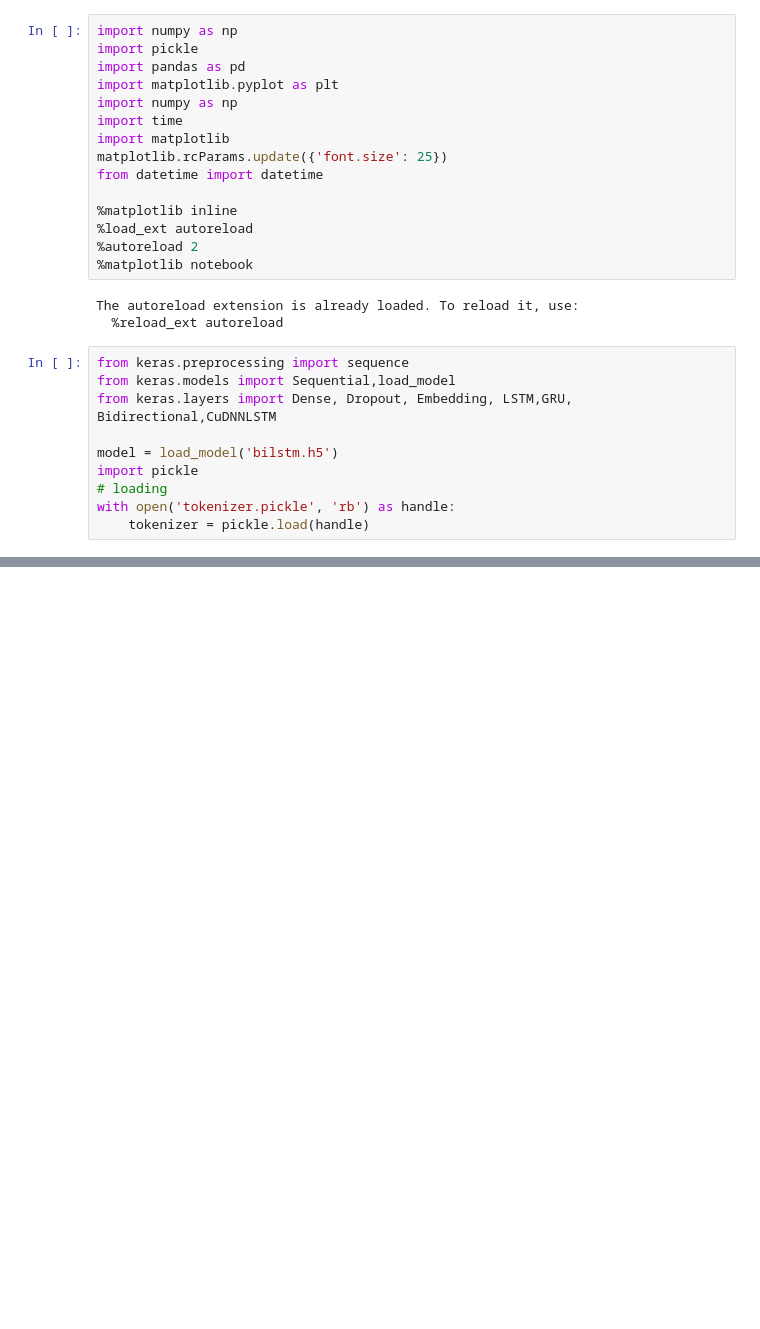
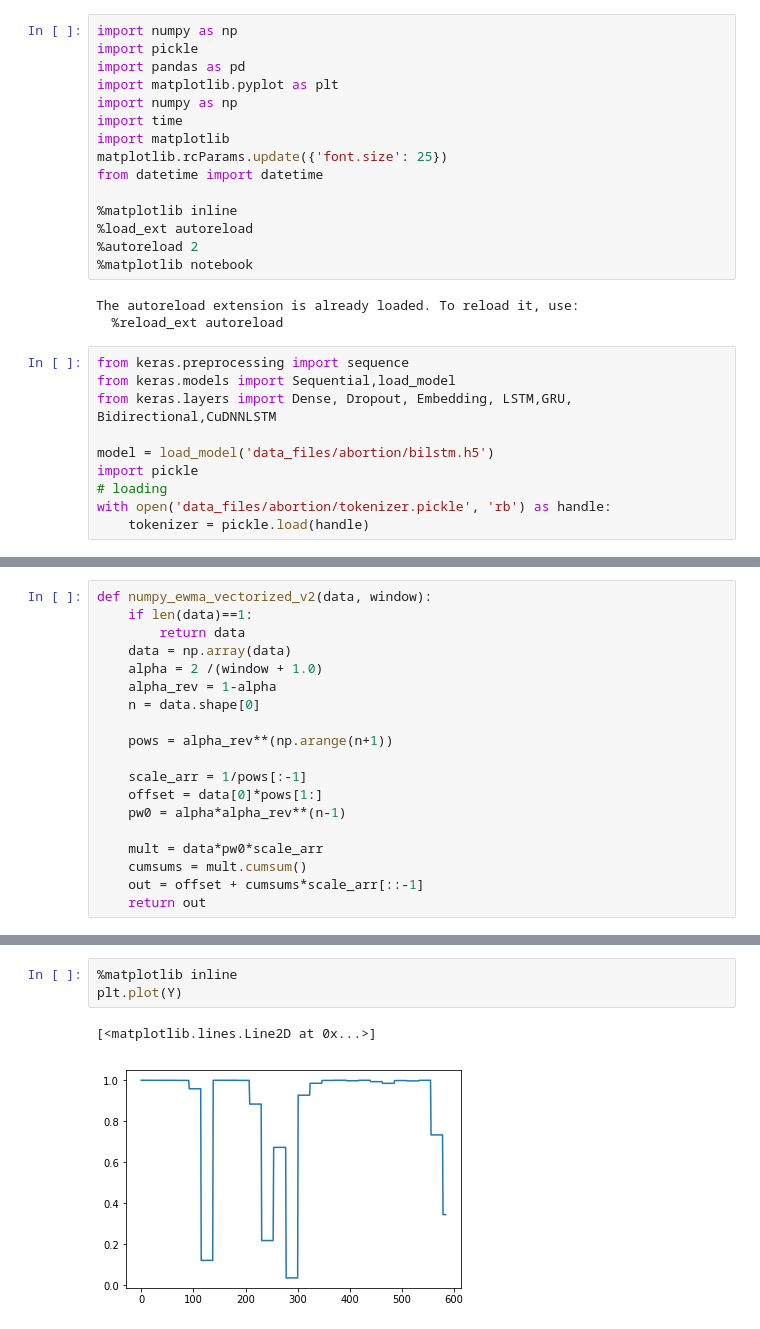
Before and after one commit to chri4354/conversation_dynamics, a Jupyter notebook: test_live.ipynb, the cells around one changed output, grey strips where cells are left out. Drawn from its saved outputs; the diff is of its cells as text; blank space fills up the shorter version.

```diff
--- a/test_live.ipynb
+++ b/test_live.ipynb
@@ -21,8 +21,8 @@ from keras.preprocessing import sequence
 from keras.models import Sequential,load_model
 from keras.layers import Dense, Dropout, Embedding, LSTM,GRU, Bidirectional,CuDNNLSTM
 
-model = load_model('bilstm.h5')
+model = load_model('data_files/abortion/bilstm.h5')
 import pickle
 # loading
-with open('tokenizer.pickle', 'rb') as handle:
+with open('data_files/abortion/tokenizer.pickle', 'rb') as handle:
     tokenizer = pickle.load(handle)
@@ -37 +35,20 @@ print(len(sentences))
+# %%
+def numpy_ewma_vectorized_v2(data, window):
+    if len(data)==1:
+        return data
+    data = np.array(data)
+    alpha = 2 /(window + 1.0)
+    alpha_rev = 1-alpha
+    n = data.shape[0]
+
+    pows = alpha_rev**(np.arange(n+1))
+
+    scale_arr = 1/pows[:-1]
+    offset = data[0]*pows[1:]
+    pw0 = alpha*alpha_rev**(n-1)
+
+    mult = data*pw0*scale_arr
+    cumsums = mult.cumsum()
+    out = offset + cumsums*scale_arr[::-1]
+    return out
 # %%
@@ -103,0 +151,6 @@ ValueError: 'vertices' must be a 2D list or array with shape Nx2
+# %%
+%matplotlib inline
+plt.plot(Y)
+# %% [output]
+[<matplotlib.lines.Line2D at 0x...>]
+[figure, added]
```
Also changed, not shown: parts of 3 cells of this notebook.
